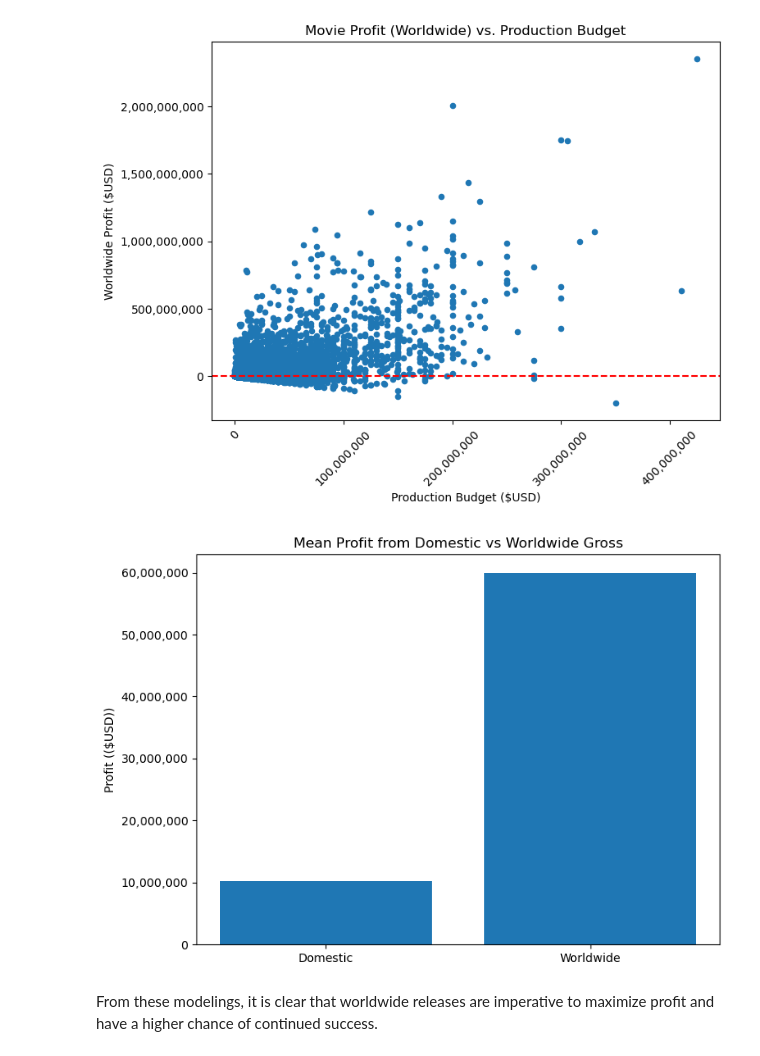
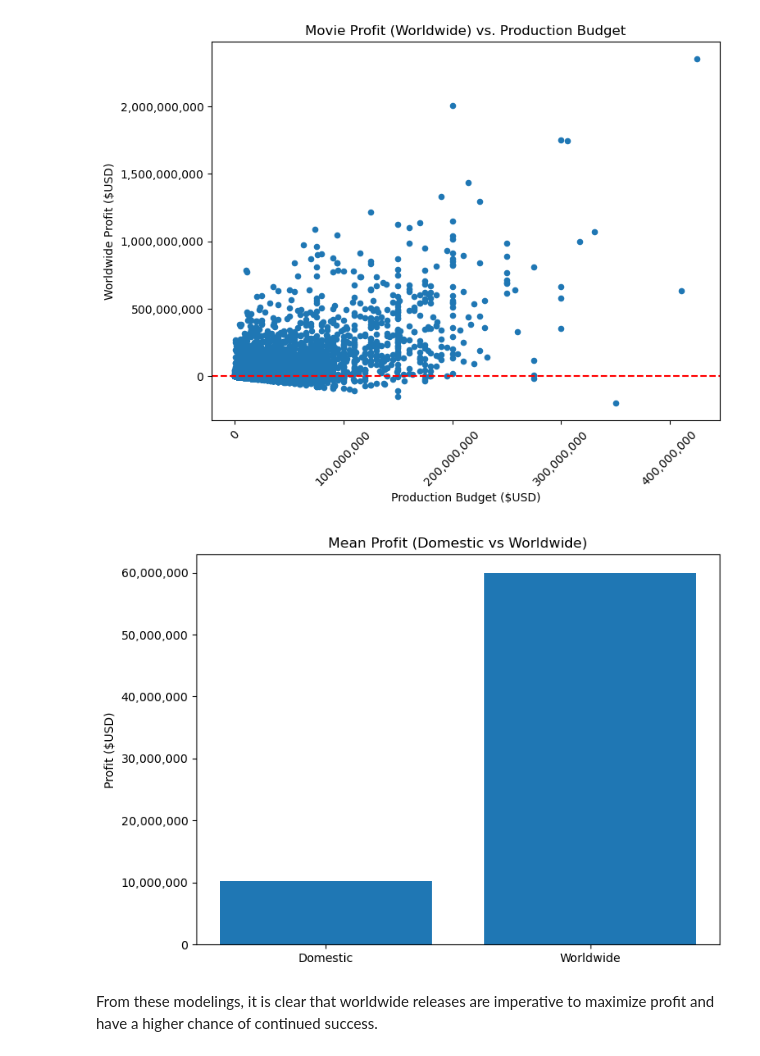
Before and after one commit to connoranastasio/dsc-phase-2-project-v3, a Jupyter notebook: student.ipynb, the cells around one changed output. Saved outputs shown, nothing was run; the diff lists cells and outputs as text; code cells hidden in the pictures.

```diff
--- a/student.ipynb
+++ b/student.ipynb
@@ -595,23 +588,21 @@ plt.savefig('images/budget_vs_worldwide_profit.png', dpi=300);
 # %%
 #calculate mean domestic and worldwide profits
 mean_domestic = cleaned_budgets_df['domestic_profit'].mean()
 mean_worldwide = cleaned_budgets_df['worldwide_profit'].mean()
 
 fig, ax = plt.subplots(figsize=(8, 6))
 
 # Plot Average profit
 ax.bar(['Domestic', 'Worldwide'], [mean_domestic, mean_worldwide])
 
 # Set the title and labels
 ax.set_title('Mean Profit (Domestic vs Worldwide)')
-ax.set_ylabel('Profit (($USD))')
+ax.set_ylabel('Profit ($USD)')
 
 # Format the y-axis to show full numbers
 plt.gca().get_yaxis().set_major_formatter(plt.FuncFormatter(lambda x, _: f"{int(x):,}"))
-
-plt.savefig('images/mean_profit_domestic_vs_world.png', dpi=400);
 # %% [output]
-[figure, old version]
+[figure, new version]
 # %% [markdown]
 From these modelings, it is clear that worldwide releases are imperative to maximize profit and have a higher chance of continued success.
 # %% [markdown]
```
Also changed, not shown: parts of 4 cells of this notebook, 6 other files.
